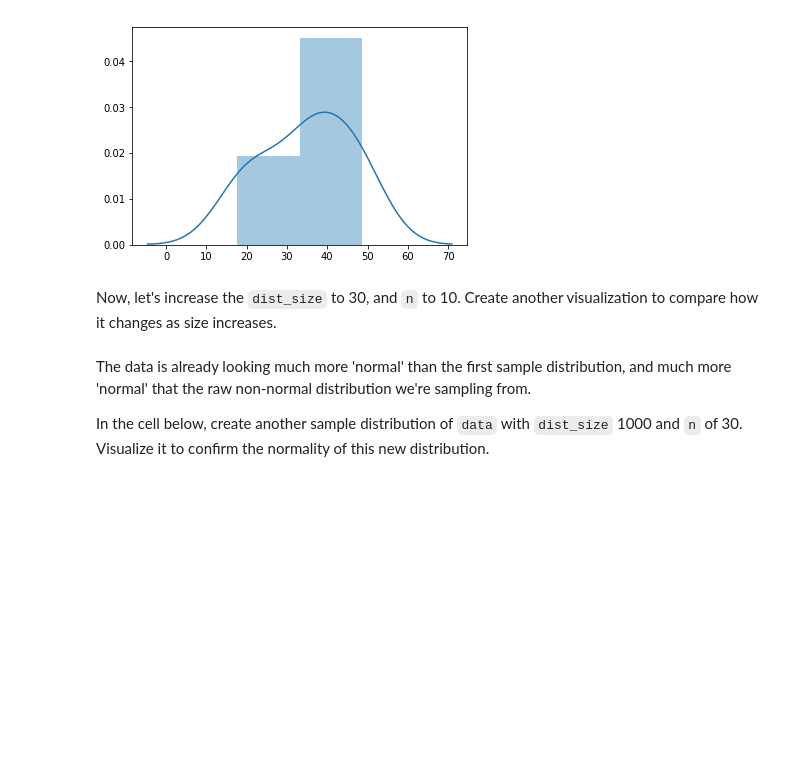
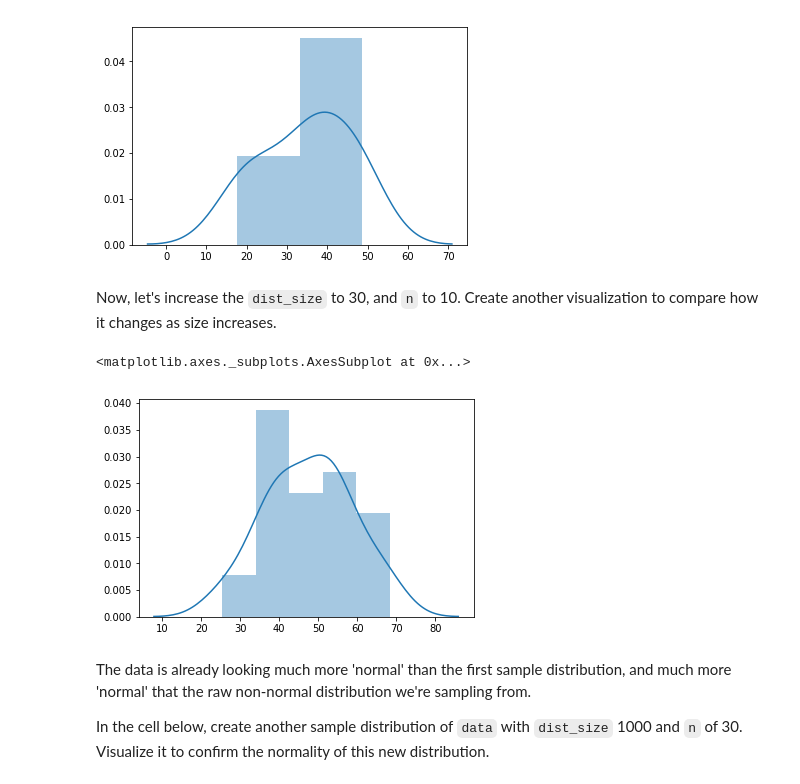
Before and after one commit to sherzyang/dsc-2-19-13-central-limit-theorem-lab-seattle-ds-career-040119, a Jupyter notebook: index.ipynb, the cells around one changed output. Saved outputs shown, nothing was run; the diff lists cells and outputs as text; code cells hidden in the pictures; blank space fills up the shorter version.

```diff
--- a/index.ipynb
+++ b/index.ipynb
@@ -145,7 +145,10 @@ Now, let's increase the `dist_size` to 30, and `n` to 10.  Create another visual
 # %%
 bag2 = create_sample_distribution(data, dist_size=30, n=10)
 # %%
-sns.
+sns.distplot(bag2)
+# %% [output]
+<matplotlib.axes._subplots.AxesSubplot at 0x...>
+[figure, added]
 # %% [markdown]
 The data is already looking much more 'normal' than the first sample distribution, and much more 'normal' that the raw non-normal distribution we're sampling from.
 
```
